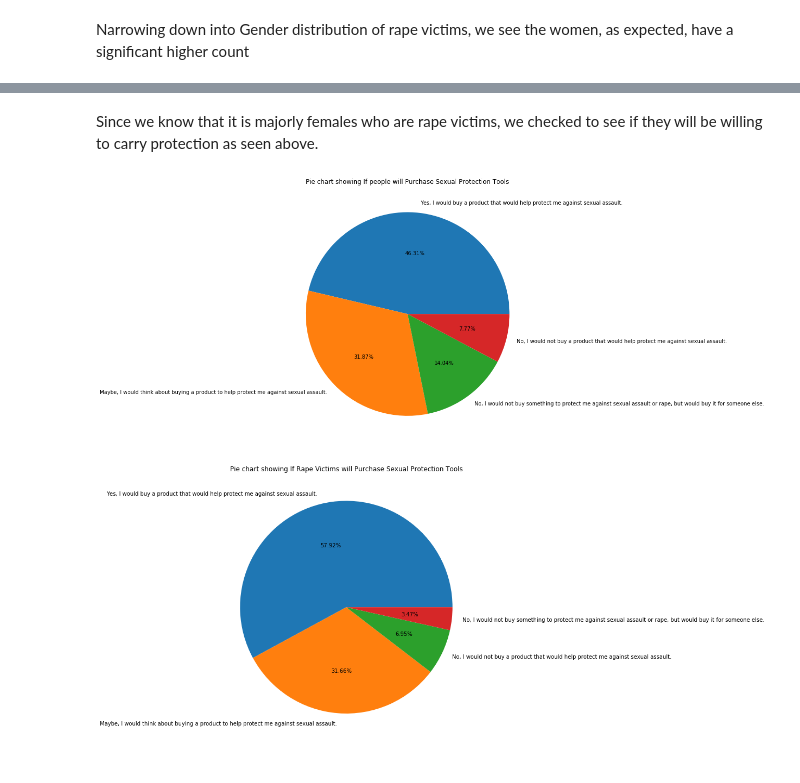
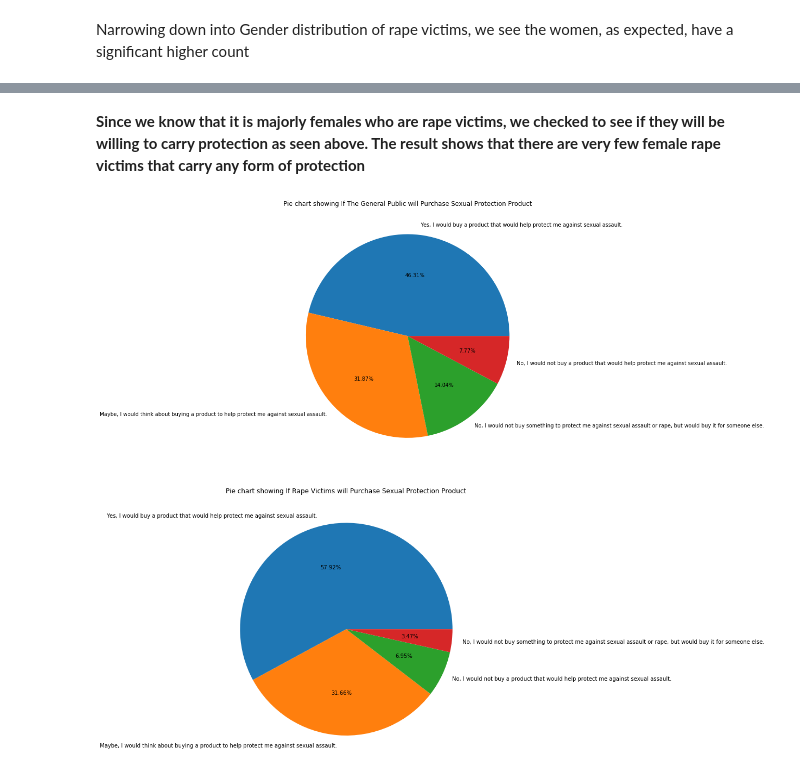
Before and after one commit to Uchencho/Analysis_On_Sexual_Assault_Victims, a Jupyter notebook: Uche_Sexual_Assault_Analysis.ipynb, the cells around one changed output, grey strips where cells are left out. Drawn from its saved outputs; the diff is of its cells as text; code cells hidden in the pictures.

```diff
--- a/Uche_Sexual_Assault_Analysis.ipynb
+++ b/Uche_Sexual_Assault_Analysis.ipynb
@@ -476,14 +476,14 @@ plt.show()
 # %% [markdown]
-Since we know that it is majorly females who are rape victims, we checked to see if they will be willing to carry protection as seen above.
+__Since we know that it is majorly females who are rape victims, we checked to see if they will be willing to carry protection as seen above. The result shows that there are very few female rape victims that carry any form of protection__
 # %%
 data['purchase_sexual_protection'].value_counts().plot(kind = 'pie',
                                                        figsize= (9,9),
                                                        autopct = '%.2f%%',
-                                                       title = 'Pie chart showing If people will Purchase Sexual Protection Tools')
+                                                       title = 'Pie chart showing If The General Public will Purchase Sexual Protection Product')
 plt.ylabel('')
 plt.show()
 # %% [output]
-[figure, old version]
+[figure, new version]
 # %%
 rape_victims['purchase_sexual_protection'].value_counts().plot(kind = 'pie',
                                                                figsize = (9,9),
```
Also changed, not shown: parts of 15 cells of this notebook.
